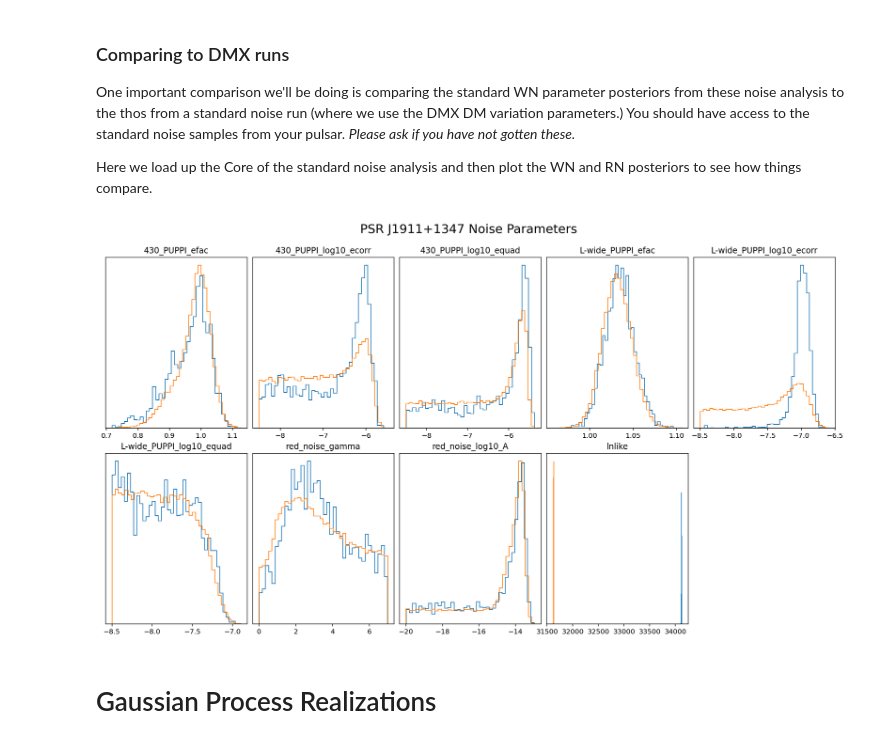
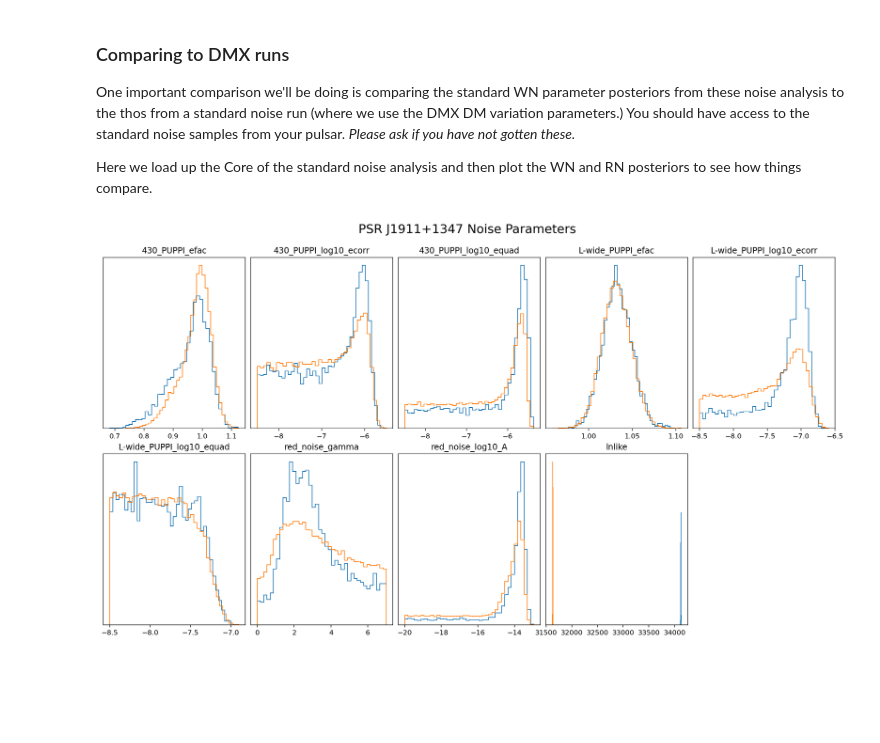
Before and after one commit to Hazboun6/noise_model_selection, a Jupyter notebook: chain_visualization.ipynb, the cells around one changed output. Cells and saved outputs as stored; diff of their text form; code cells hidden in the pictures; blank space fills up the shorter version.

```diff
--- a/chain_visualization.ipynb
+++ b/chain_visualization.ipynb
@@ -161,8 +161,6 @@ Here we load up the Core of the standard noise analysis and then plot the WN and
 # %%
 c_std=co.load_Core('/Users/hazboun/nanograv_detection/12p5yr/noise_model_cores/std_noise_cores/{0}_plaw_dmx.core'.format(psrname))
 # %%
-dg.plot_chains([c2,c_std], hist=True, pars=c_std.params, ncols=5, title_y=1.05)
+dg.plot_chains([c5,c_std], hist=True, pars=c_std.params, ncols=5, title_y=1.05)
 # %% [output]
-[figure, old version]
+[figure, new version]
-# %% [markdown]
-# Gaussian Process Realizations
```
Also changed, not shown: parts of 46 cells of this notebook.
